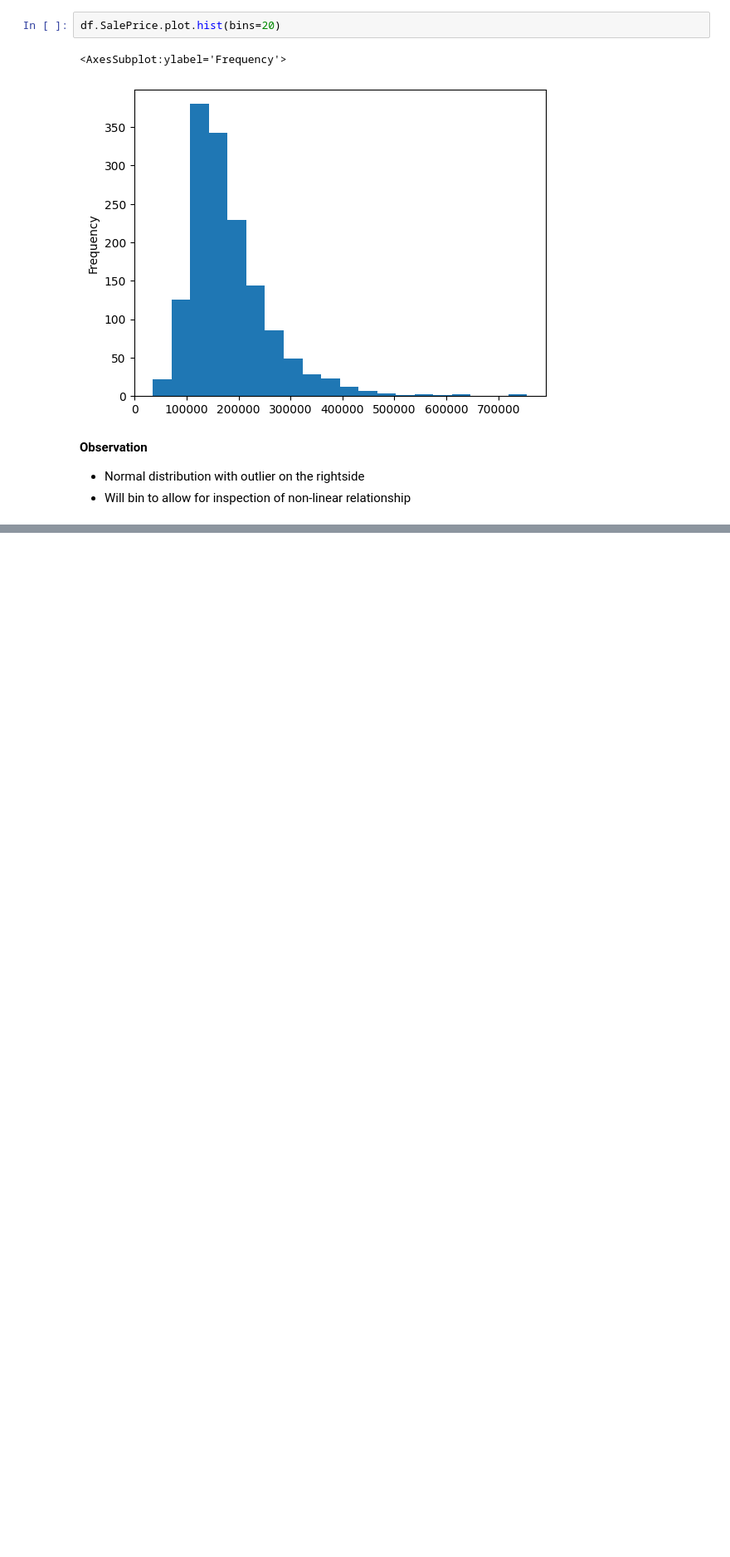
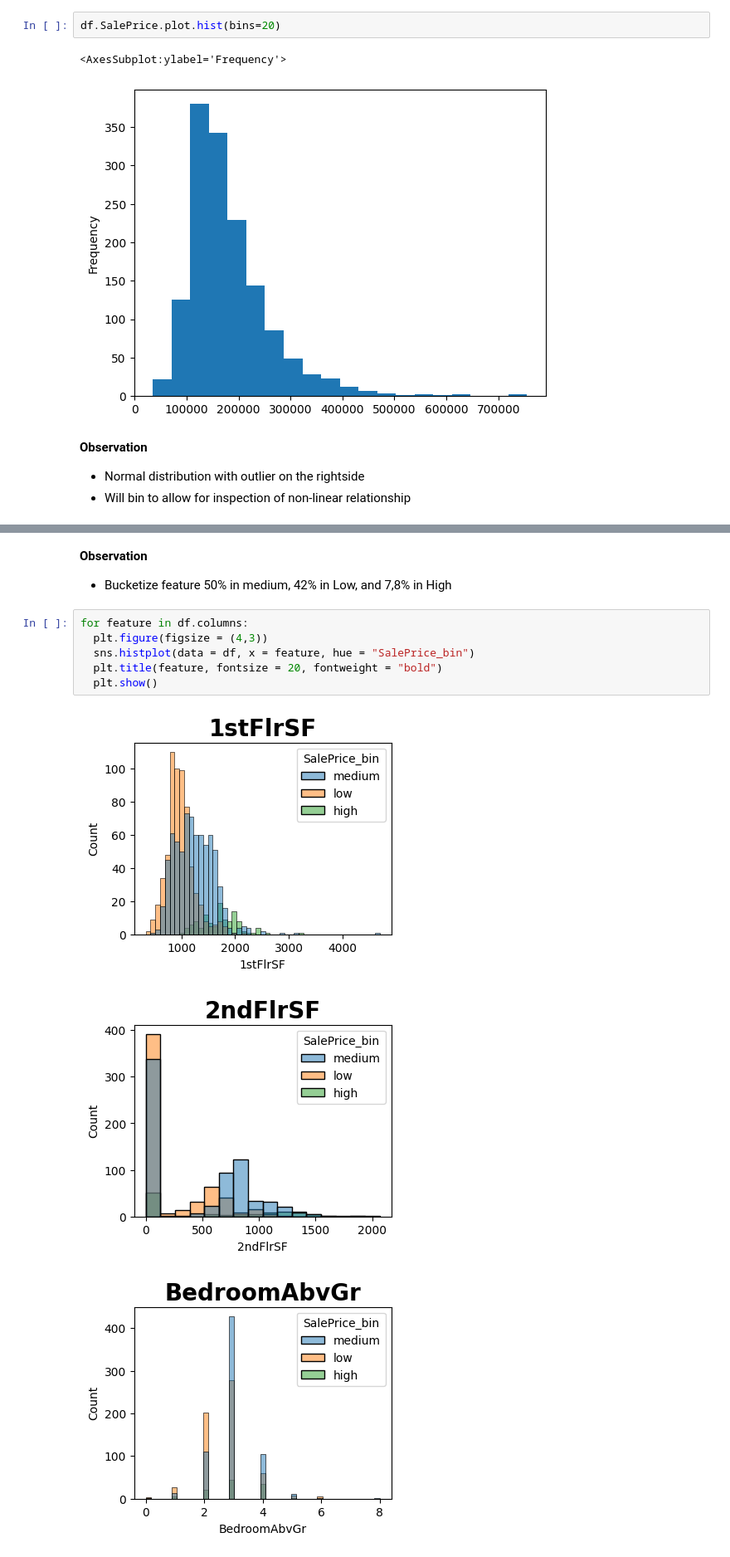
Before and after one commit to TimothyYW/Project_05, a Jupyter notebook: jupyter_notebooks/03 Data_Corralation.ipynb, the cells around one changed output, grey strips where cells are left out. Shown at 83% size. Saved outputs shown, nothing was run; the diff lists cells and outputs as text; blank space fills up the shorter version.

```diff
--- a/jupyter_notebooks/03 Data_Corralation.ipynb
+++ b/jupyter_notebooks/03 Data_Corralation.ipynb
@@ -69,0 +98,14 @@ df.SalePrice.plot.hist(bins=20)
+# %% [markdown]
+**Observation**
+
++ Bucketize feature 50% in medium, 42% in Low, and 7,8% in High
+# %%
+for feature in df.columns:
+  plt.figure(figsize = (4,3))
+  sns.histplot(data = df, x = feature, hue = "SalePrice_bin")
+  plt.title(feature, fontsize = 20, fontweight = "bold")
+  plt.show()
+# %% [output]
+[figure, added]
+[figure, added]
+[figure, added]
```
Also changed, not shown: parts of 7 cells of this notebook.
